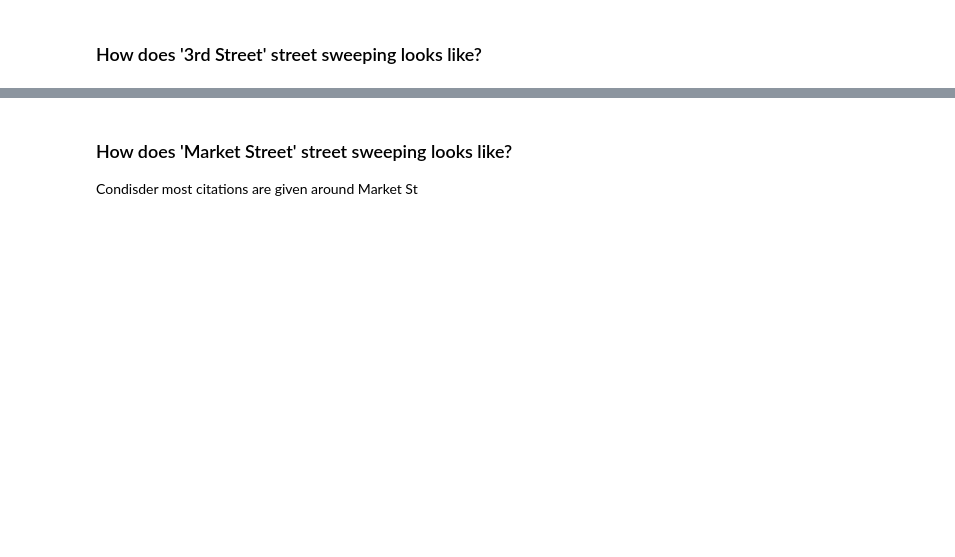
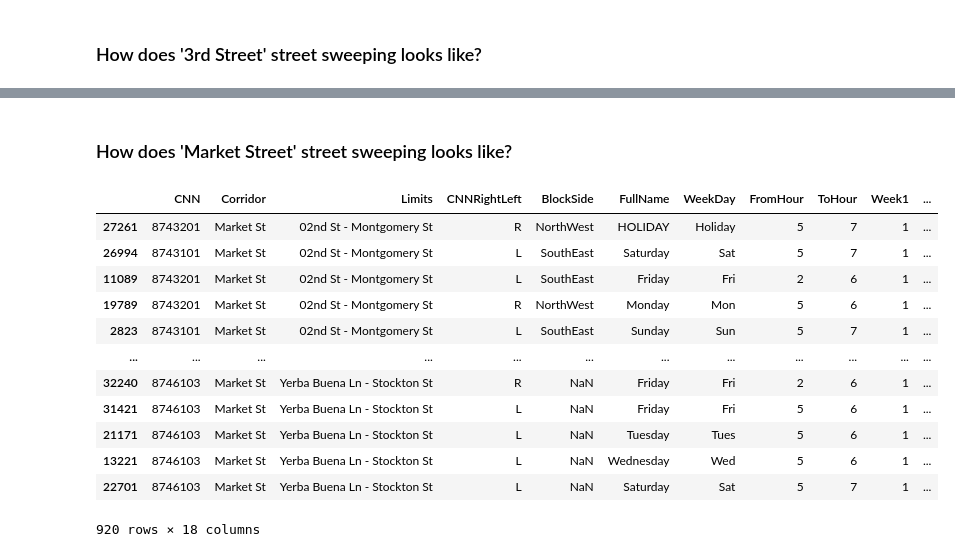
Before and after one commit to jiyuntsai/sf-parking-citation, a Jupyter notebook: 04_st-cleaning-schedule.ipynb, the cells around one changed output, grey strips where cells are left out. Saved outputs shown, nothing was run; the diff lists cells and outputs as text; code cells hidden in the pictures; blank space fills up the shorter version.

```diff
--- a/04_st-cleaning-schedule.ipynb
+++ b/04_st-cleaning-schedule.ipynb
@@ -182,3 +256,19 @@ BlockSweepID.nunique()
 # %% [markdown]
 ### How does 'Market Street' street sweeping looks like?
-Condisder most citations are given around Market St
+# %%
+market_st = schedule[schedule['Corridor'] == 'Market St'].sort_values('Limits')
+market_st
+# %% [output]
+|  | CNN | Corridor | Limits | CNNRightLeft | BlockSide | FullName | WeekDay | FromHour | ToHour | Week1 | ... |
+| 27261 | 8743201 | Market St | 02nd St - Montgomery St | R | NorthWest | HOLIDAY | Holiday | 5 | 7 | 1 | ... |
+| 26994 | 8743101 | Market St | 02nd St - Montgomery St | L | SouthEast | Saturday | Sat | 5 | 7 | 1 | ... |
+| 11089 | 8743201 | Market St | 02nd St - Montgomery St | L | SouthEast | Friday | Fri | 2 | 6 | 1 | ... |
+| 19789 | 8743201 | Market St | 02nd St - Montgomery St | R | NorthWest | Monday | Mon | 5 | 6 | 1 | ... |
+| 2823 | 8743101 | Market St | 02nd St - Montgomery St | L | SouthEast | Sunday | Sun | 5 | 7 | 1 | ... |
+| ... | ... | ... | ... | ... | ... | ... | ... | ... | ... | ... | ... |
+| 32240 | 8746103 | Market St | Yerba Buena Ln - Stockton St | R | NaN | Friday | Fri | 2 | 6 | 1 | ... |
+| 31421 | 8746103 | Market St | Yerba Buena Ln - Stockton St | L | NaN | Friday | Fri | 5 | 6 | 1 | ... |
+| 21171 | 8746103 | Market St | Yerba Buena Ln - Stockton St | L | NaN | Tuesday | Tues | 5 | 6 | 1 | ... |
+| 13221 | 8746103 | Market St | Yerba Buena Ln - Stockton St | L | NaN | Wednesday | Wed | 5 | 6 | 1 | ... |
+| 22701 | 8746103 | Market St | Yerba Buena Ln - Stockton St | L | NaN | Saturday | Sat | 5 | 7 | 1 | ... |
+920 rows × 18 columns
```
Also changed, not shown: parts of 9 cells of this notebook.
